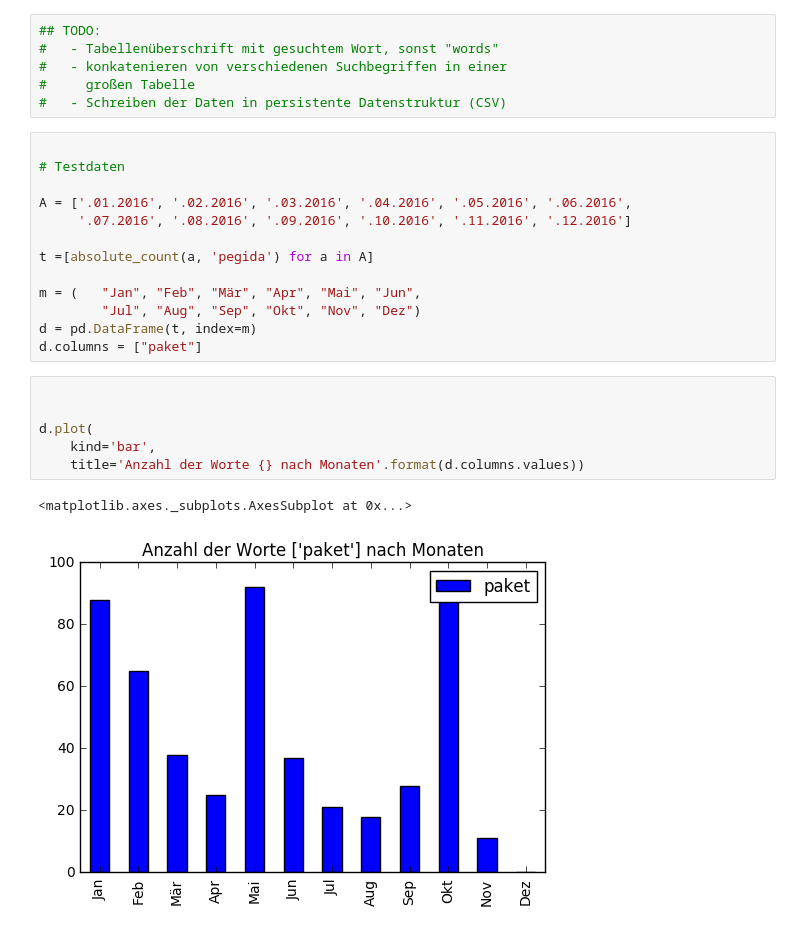
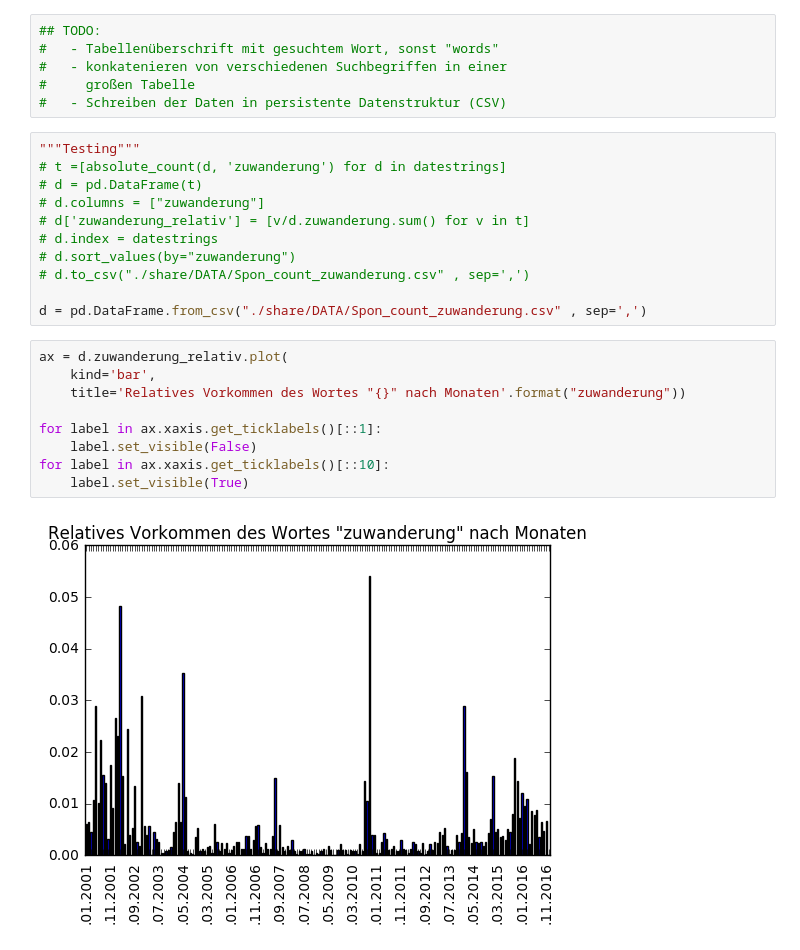
Before and after one commit to se1983/WT-1_Grundlagen_Datascience, a Jupyter notebook: wordcounter.ipynb, the cells around one changed output. Cells and saved outputs as stored; diff of their text form.

Commit message:
Zählen von absolutem und relativen vorkommen eines wortes im gesamten SPONzeitraum

```diff
--- a/wordcounter.ipynb
+++ b/wordcounter.ipynb
@@ -89,25 +88,25 @@ top25words('.09.2001').plot(kind="bar")
 #   - konkatenieren von verschiedenen Suchbegriffen in einer
 #     großen Tabelle
 #   - Schreiben der Daten in persistente Datenstruktur (CSV)
-# %%
-
-# Testdaten
-
-A = ['.01.2016', '.02.2016', '.03.2016', '.04.2016', '.05.2016', '.06.2016',
-     '.07.2016', '.08.2016', '.09.2016', '.10.2016', '.11.2016', '.12.2016']
-
-t =[absolute_count(a, 'pegida') for a in A]
-
-m = (   "Jan", "Feb", "Mär", "Apr", "Mai", "Jun",
-        "Jul", "Aug", "Sep", "Okt", "Nov", "Dez")
-d = pd.DataFrame(t, index=m)
-d.columns = ["paket"]
-# %%
-
-
-d.plot(
-    kind='bar',
-    title='Anzahl der Worte {} nach Monaten'.format(d.columns.values))
-# %% [output]
-<matplotlib.axes._subplots.AxesSubplot at 0x...>
-[figure, removed]
+# %%
+"""Testing"""
+# t =[absolute_count(d, 'zuwanderung') for d in datestrings]
+# d = pd.DataFrame(t)
+# d.columns = ["zuwanderung"]
+# d['zuwanderung_relativ'] = [v/d.zuwanderung.sum() for v in t]
+# d.index = datestrings
+# d.sort_values(by="zuwanderung")
+# d.to_csv("./share/DATA/Spon_count_zuwanderung.csv" , sep=',')
+
+d = pd.DataFrame.from_csv("./share/DATA/Spon_count_zuwanderung.csv" , sep=',')
+# %%
+ax = d.zuwanderung_relativ.plot(
+    kind='bar',
+    title='Relatives Vorkommen des Wortes "{}" nach Monaten'.format("zuwanderung"))
+
+for label in ax.xaxis.get_ticklabels()[::1]:
+    label.set_visible(False)
+for label in ax.xaxis.get_ticklabels()[::10]:
+    label.set_visible(True)
+# %% [output]
+[figure, added]
```
Also changed, not shown: parts of 5 cells of this notebook.
